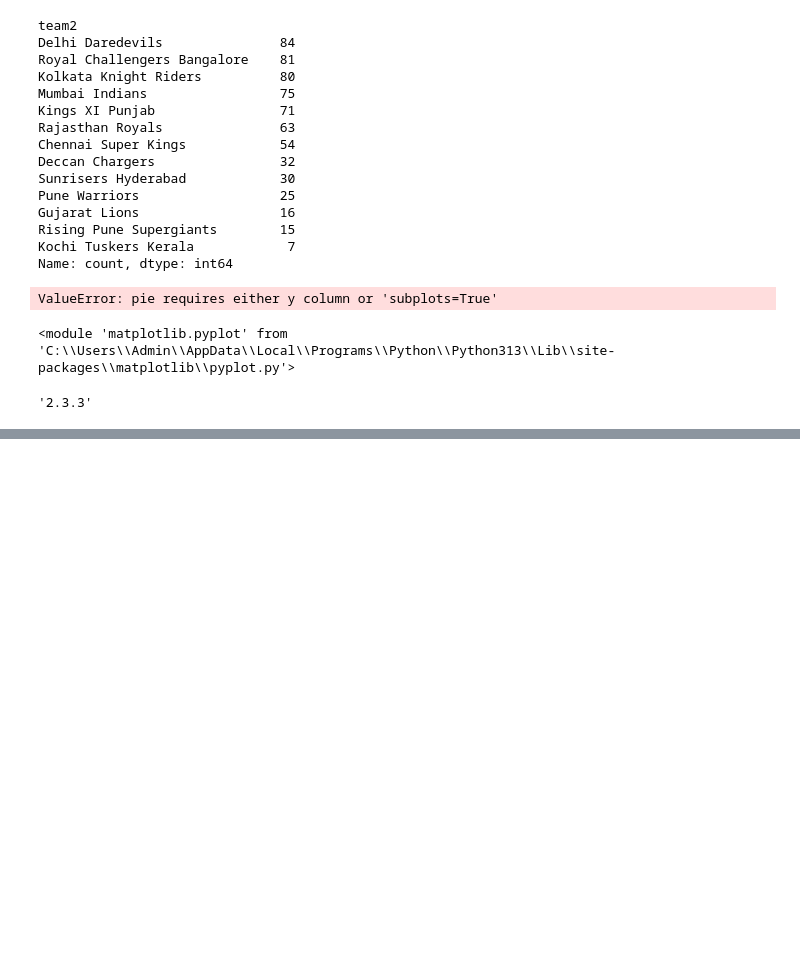
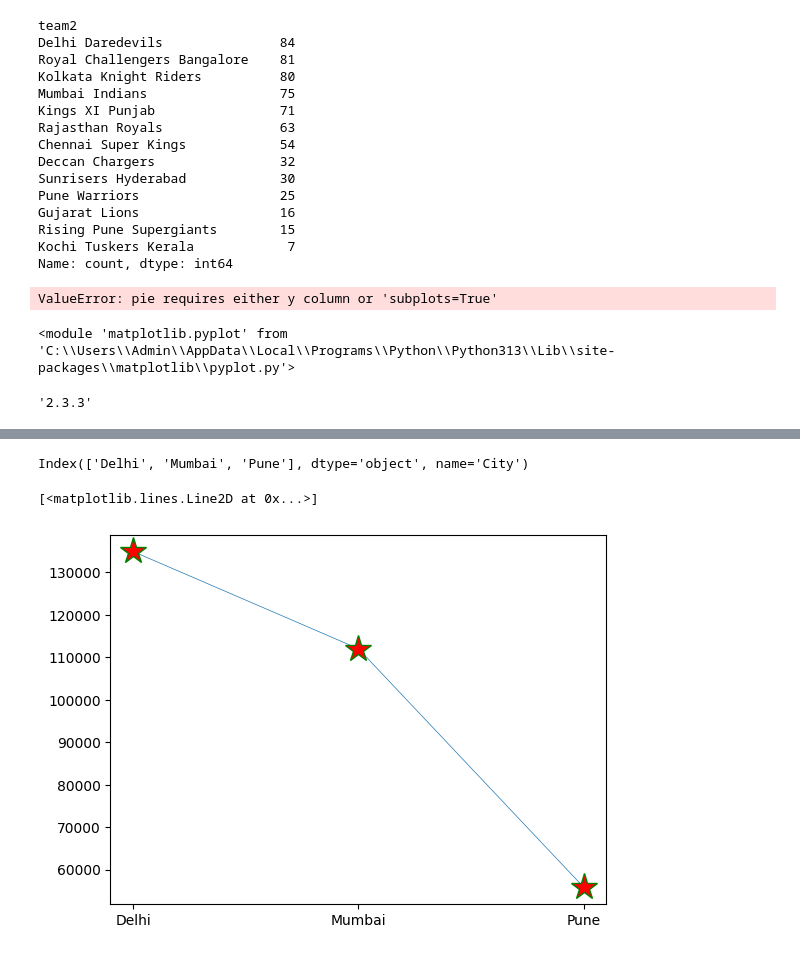
Before and after one commit to roshan-pardeshi/Python_Pandas, a Jupyter notebook: Untitled117.ipynb, the cells around one changed output, grey strips where cells are left out. Cells and saved outputs as stored; diff of their text form; code cells hidden in the pictures; blank space fills up the shorter version.

```diff
--- a/Untitled117.ipynb
+++ b/Untitled117.ipynb
@@ -429,0 +537,21 @@ pd.__version__
+# %%
+import pandas as pd
+
+data = {
+    "Order_ID": [101,102,103,104,105,106,107,108,109,110],
+    "Customer_ID": ["C001","C002","C001","C003","C004","C002","C005","C003","C004","C001"],
+    "Customer_Name": ["Ravi","Amit","Ravi","Neha","Pooja","Amit","Rahul","Neha","Pooja","Ravi"],
+    "City": ["Delhi","Mumbai","Delhi","Pune","Mumbai","Mumbai","Delhi","Pune","Mumbai","Delhi"],
+    "Product": ["Laptop","Mobile","Mouse","Laptop","Tablet","Mobile","Laptop","Mouse","Tablet","Mobile"],
+    "Category": ["Electronics","Electronics","Accessories","Electronics","Electronics","Electronics","Electronics","Accessories","Electronics","Electronics"],
+    "Price": [55000,20000,800,54000,25000,21000,58000,900,26000,19500],
+    "Quantity": [1,2,3,1,1,1,1,2,1,1],
+    "Order_Date": [
+        "2024-01-05","2024-01-10","2024-01-15","2024-02-01","2024-02-05",
+        "2024-02-10","2024-03-01","2024-03-05","2024-03-10","2024-03-15"
+    ],
+    "Payment_Mode": ["Card","UPI","Cash","Card","UPI","Card","UPI","Cash","Card","UPI"],
+    "Rating": [5,4,4,None,5,3,5,4,None,5]
+}
+# %%
+df = pd.DataFrame(data)
@@ -429,0 +567,14 @@ pd.__version__
+# %%
+df["Total_Sales"] = df["Price"]*df["Quantity"]
+
+
+a = df.groupby("City")["Total_Sales"].sum()
+# %%
+a.index
+# %% [output]
+Index(['Delhi', 'Mumbai', 'Pune'], dtype='object', name='City')
+# %%
+plt.plot(a.index,a.values,marker="*",mfc="red",ms=20,mec="green",linewidth=0.5)
+# %% [output]
+[<matplotlib.lines.Line2D at 0x...>]
+[figure, added]
```
Also changed, not shown: parts of 33 cells of this notebook, 2 other files.
